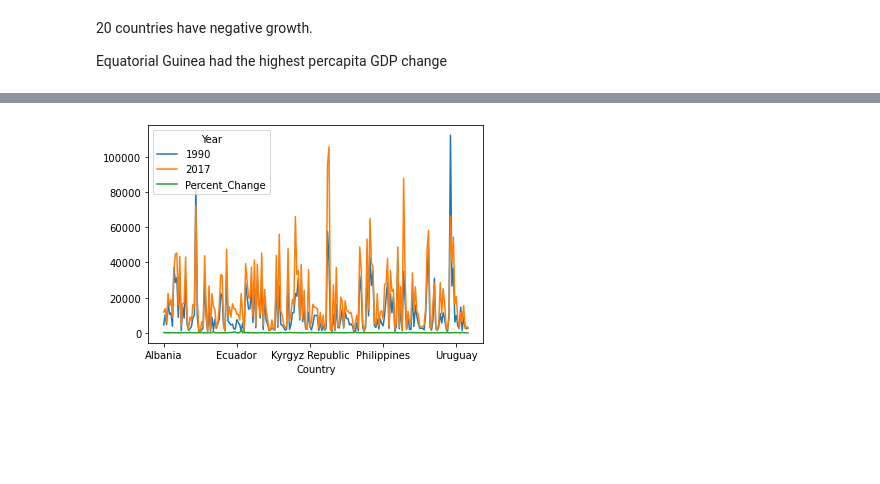
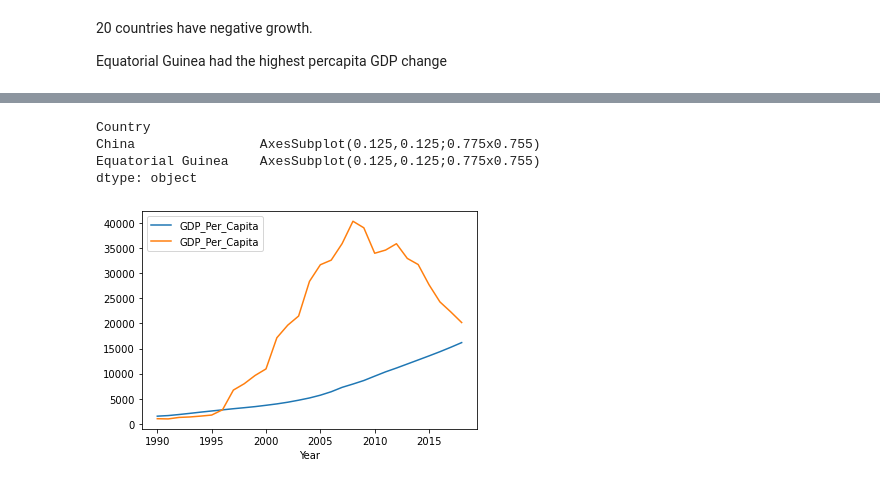
Before and after one commit to nss-data-science-cohort-4/dq1-undata-knturi, a Jupyter notebook: notebooks/UN_Data_Exploration.ipynb, the cells around one changed output, grey strips where cells are left out. Saved outputs shown, nothing was run; the diff lists cells and outputs as text; code cells hidden in the pictures; blank space fills up the shorter version.

Commit message:
modified q17 plots

```diff
--- a/notebooks/UN_Data_Exploration.ipynb
+++ b/notebooks/UN_Data_Exploration.ipynb
@@ -266,4 +275,12 @@ gdp_pivoted.sort_values(by='Percent_Change')
-# %%
-lines = gdp_pivoted.plot.line()
-# %% [output]
-[figure, removed]
+# %%
+highGDP=gdp_df[gdp_df['Country'].isin(['China', 'Equatorial Guinea'])]
+
+fig, ax = plt.subplots()
+
+highGDP.groupby('Country').plot(x='Year', y='GDP_Per_Capita', ax=ax, legend=True)
+# %% [output]
+Country
+China                AxesSubplot(0.125,0.125;0.775x0.755)
+Equatorial Guinea    AxesSubplot(0.125,0.125;0.775x0.755)
+dtype: object
+[figure, added]
```
Also changed, not shown: parts of 9 cells of this notebook.
